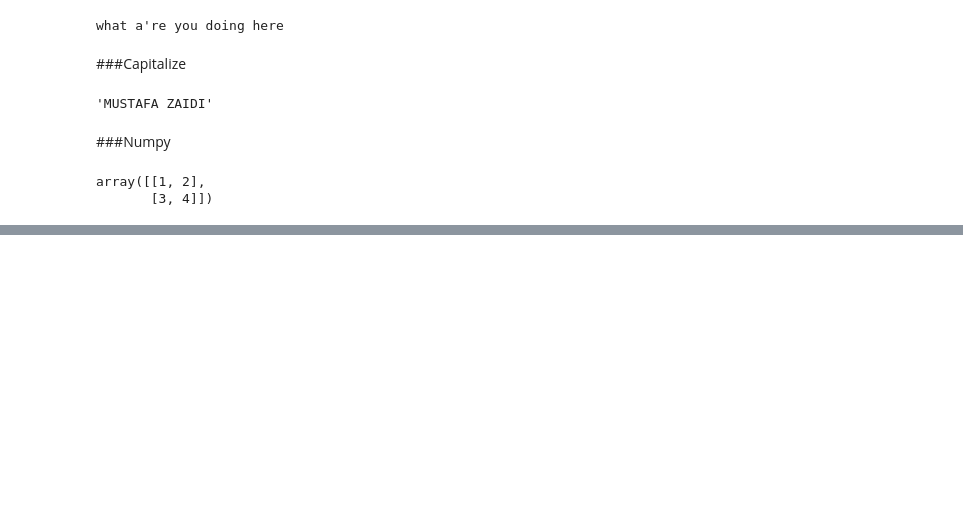
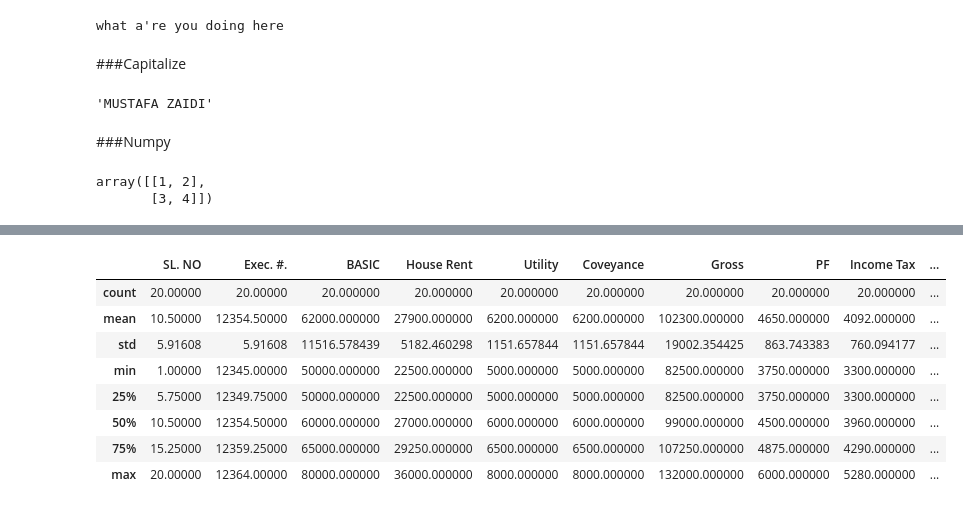
Before and after one commit to ZaidiSahab/Road-to-Data-Science, a Jupyter notebook: Learning_From_Youtube.ipynb, the cells around one changed output, grey strips where cells are left out. Saved outputs shown, nothing was run; the diff lists cells and outputs as text; code cells hidden in the pictures; blank space fills up the shorter version.

```diff
--- a/Learning_From_Youtube.ipynb
+++ b/Learning_From_Youtube.ipynb
@@ -288,0 +417,12 @@ print("Example 1:\n", arr1_reshaped)
+# %%
+df.describe()
+# %% [output]
+|  | SL. NO | Exec. #. | BASIC | House Rent | Utility | Coveyance | Gross | PF | Income Tax | ... |
+| count | 20.00000 | 20.00000 | 20.000000 | 20.000000 | 20.000000 | 20.000000 | 20.000000 | 20.000000 | 20.000000 | ... |
+| mean | 10.50000 | 12354.50000 | 62000.000000 | 27900.000000 | 6200.000000 | 6200.000000 | 102300.000000 | 4650.000000 | 4092.000000 | ... |
+| std | 5.91608 | 5.91608 | 11516.578439 | 5182.460298 | 1151.657844 | 1151.657844 | 19002.354425 | 863.743383 | 760.094177 | ... |
+| min | 1.00000 | 12345.00000 | 50000.000000 | 22500.000000 | 5000.000000 | 5000.000000 | 82500.000000 | 3750.000000 | 3300.000000 | ... |
+| 25% | 5.75000 | 12349.75000 | 50000.000000 | 22500.000000 | 5000.000000 | 5000.000000 | 82500.000000 | 3750.000000 | 3300.000000 | ... |
+| 50% | 10.50000 | 12354.50000 | 60000.000000 | 27000.000000 | 6000.000000 | 6000.000000 | 99000.000000 | 4500.000000 | 3960.000000 | ... |
+| 75% | 15.25000 | 12359.25000 | 65000.000000 | 29250.000000 | 6500.000000 | 6500.000000 | 107250.000000 | 4875.000000 | 4290.000000 | ... |
+| max | 20.00000 | 12364.00000 | 80000.000000 | 36000.000000 | 8000.000000 | 8000.000000 | 132000.000000 | 6000.000000 | 5280.000000 | ... |
```
Also changed, not shown: parts of 17 cells of this notebook.
